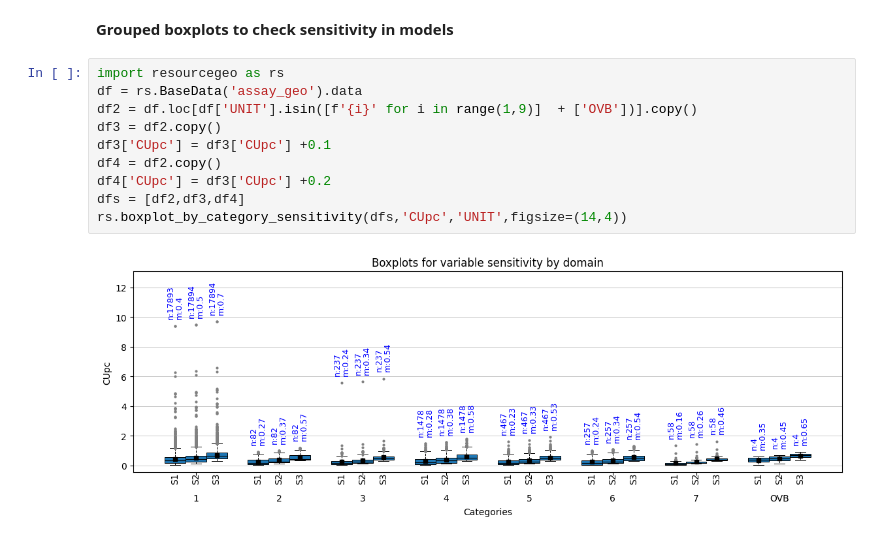
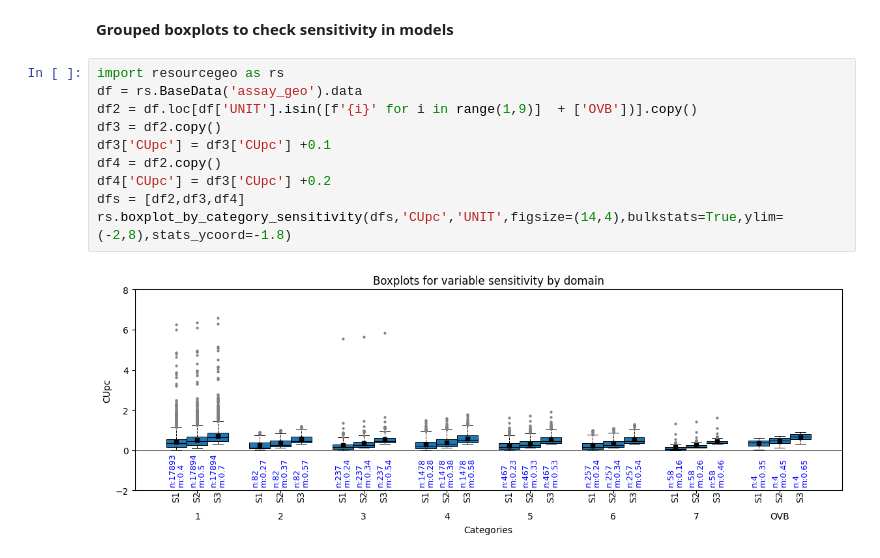
Before and after one commit to numpattern/resourcegeo_binder, a Jupyter notebook: rs_008_models_sensitivity.ipynb, the cells around one changed output. Cells and saved outputs as stored; diff of their text form.

```diff
--- a/rs_008_models_sensitivity.ipynb
+++ b/rs_008_models_sensitivity.ipynb
@@ -3,12 +3,12 @@
 # %%
 import resourcegeo as rs
 df = rs.BaseData('assay_geo').data
 df2 = df.loc[df['UNIT'].isin([f'{i}' for i in range(1,9)]  + ['OVB'])].copy()
 df3 = df2.copy()
 df3['CUpc'] = df3['CUpc'] +0.1
 df4 = df2.copy()
 df4['CUpc'] = df3['CUpc'] +0.2
 dfs = [df2,df3,df4]
-rs.boxplot_by_category_sensitivity(dfs,'CUpc','UNIT',figsize=(14,4))
+rs.boxplot_by_category_sensitivity(dfs,'CUpc','UNIT',figsize=(14,4),bulkstats=True,ylim=(-2,8),stats_ycoord=-1.8)
 # %% [output]
-[figure, old version]
+[figure, new version]
```
Also changed, not shown: 8 other files.
